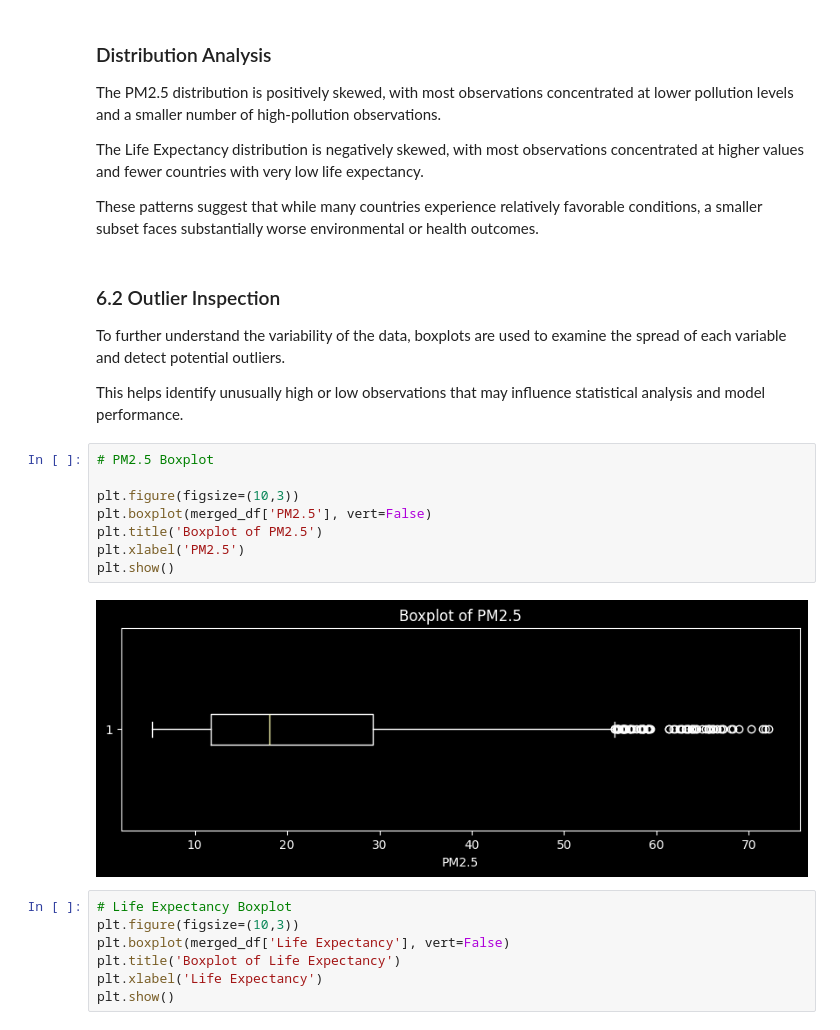
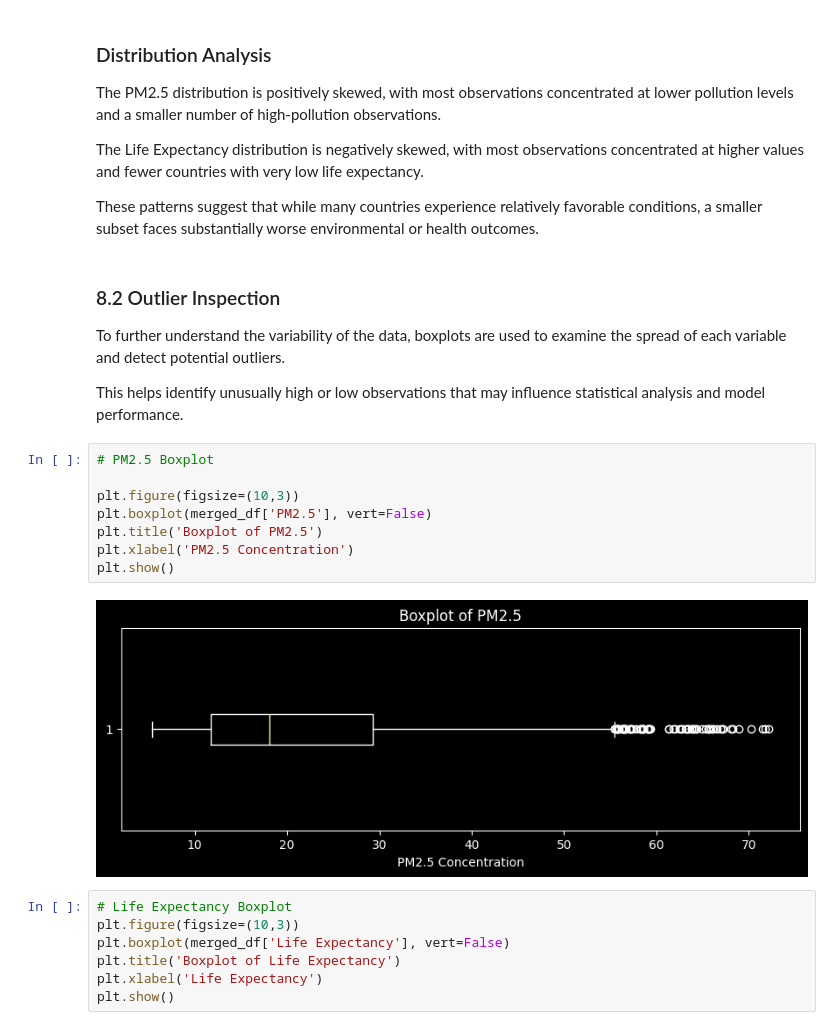
Before and after one commit to Enarb1/air-pollution-health-impact, a Jupyter notebook: notebooks/air_polution_health_impact_project.ipynb, the cells around one changed output. Saved outputs shown, nothing was run; the diff lists cells and outputs as text.

```diff
--- a/notebooks/air_polution_health_impact_project.ipynb
+++ b/notebooks/air_polution_health_impact_project.ipynb
@@ -588,7 +679,7 @@ The Life Expectancy distribution is negatively skewed, with most observations co
 
 These patterns suggest that while many countries experience relatively favorable conditions, a smaller subset faces substantially worse environmental or health outcomes.
 # %% [markdown]
-### 6.2 Outlier Inspection
+### 8.2 Outlier Inspection
 
 To further understand the variability of the data, boxplots are used to examine the spread of each variable and detect potential outliers.
 
@@ -596,13 +687,13 @@ This helps identify unusually high or low observations that may influence statis
 # %%
 # PM2.5 Boxplot
 
 plt.figure(figsize=(10,3))
 plt.boxplot(merged_df['PM2.5'], vert=False)
 plt.title('Boxplot of PM2.5')
-plt.xlabel('PM2.5')
+plt.xlabel('PM2.5 Concentration')
 plt.show()
 # %% [output]
-[figure, old version]
+[figure, new version]
 # %%
 # Life Expectancy Boxplot
 plt.figure(figsize=(10,3))
```
Also changed, not shown: parts of 58 cells of this notebook.
